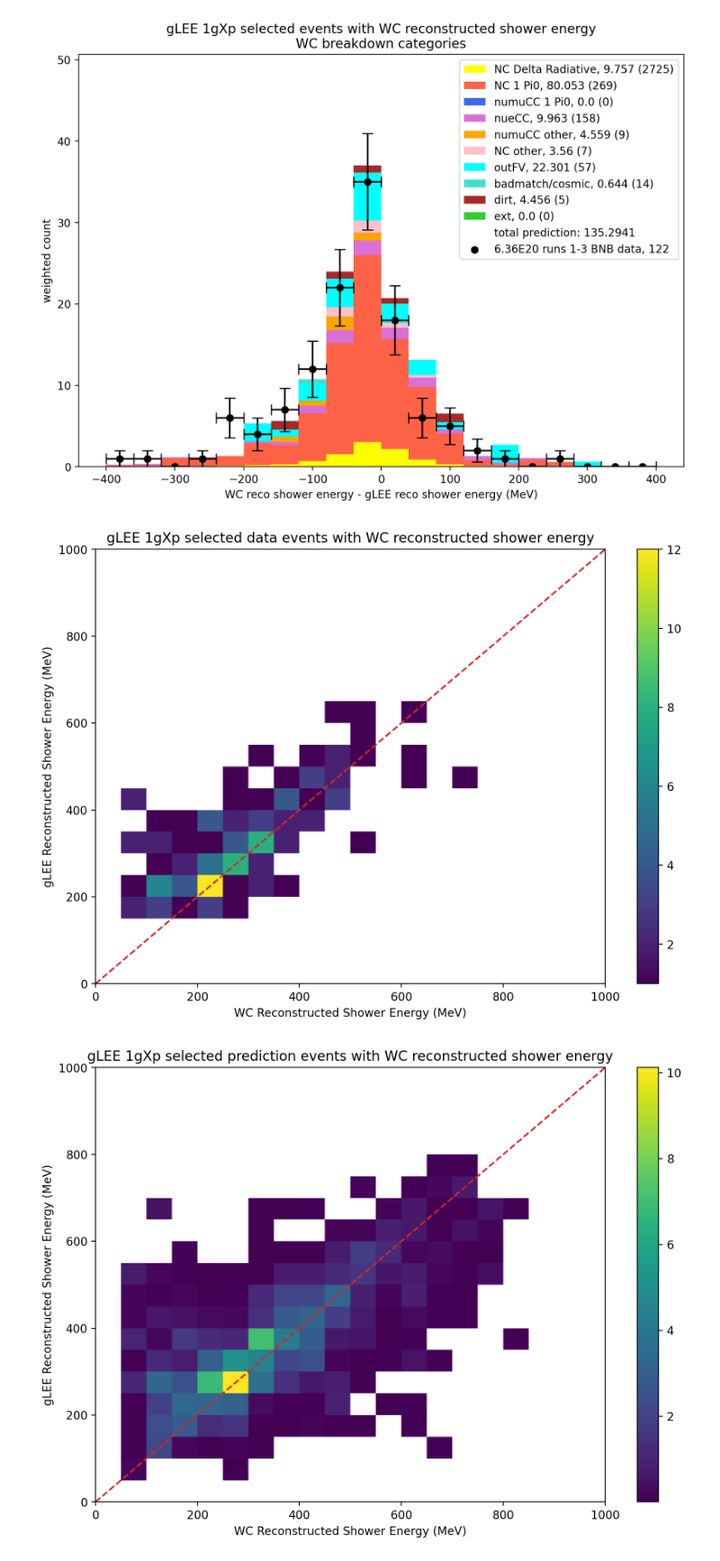
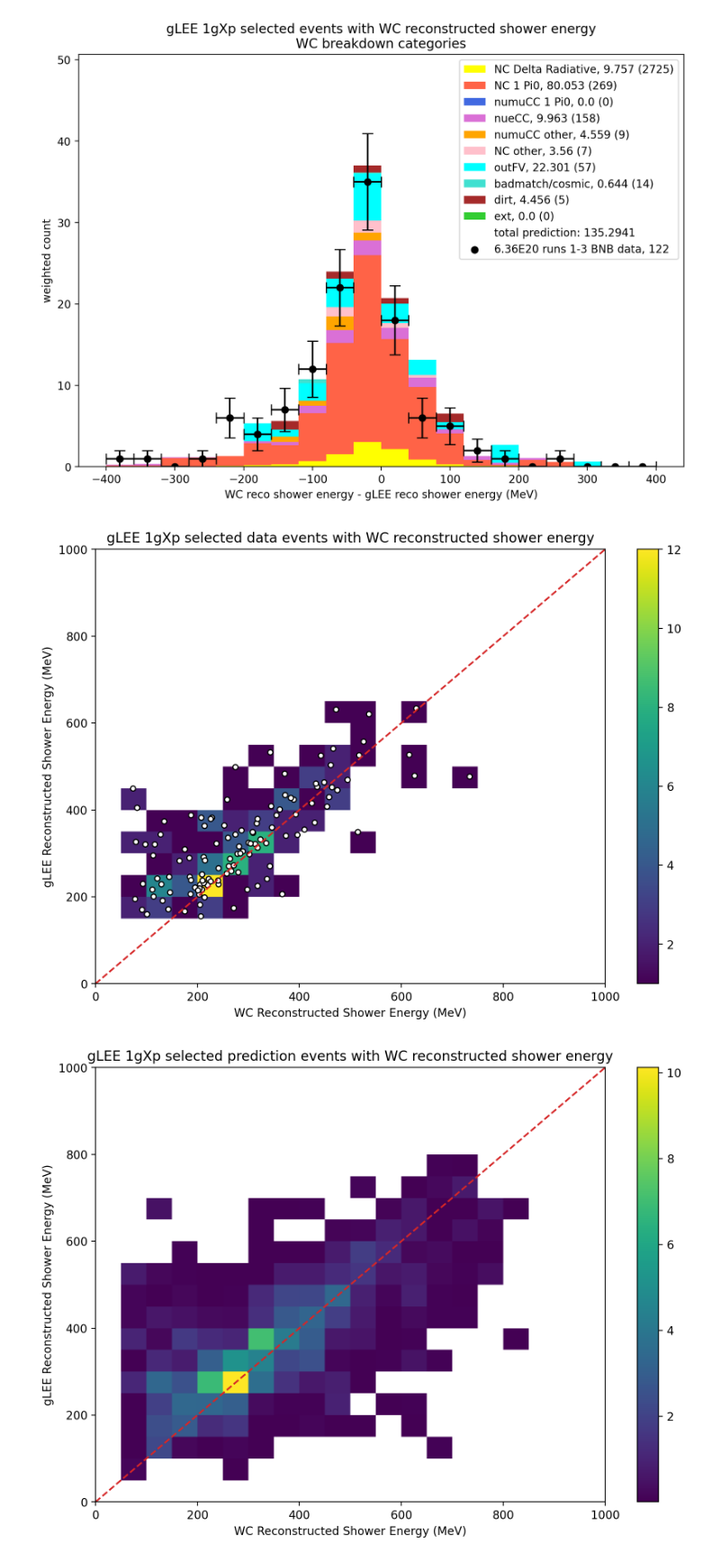
Before and after one commit to leehagaman/misc_python_code, a Jupyter notebook: joint_analysis/comparisons_v1.ipynb, the cells around one changed output. Shown at 90% size. Drawn from its saved outputs; the diff is of its cells as text; code cells hidden in the pictures.

```diff
--- a/joint_analysis/comparisons_v1.ipynb
+++ b/joint_analysis/comparisons_v1.ipynb
@@ -219,3 +221,17 @@ wc_colors = [
     "brown",
     "limegreen",
 ]
+# %%
+print("   WC cats:   | NCDelta|NC 1 Pi0|CC 1 Pi0|  nueCC |CC other|NC other|  outFV |badmatch|  dirt  |  ext")
+print("gLEE categories: ")
+
+
+for i in range(len(gLEE_queries)):
+    print("\n")
+    print(str(gLEE_categories[i]).rjust(13), end = " | ")
+    counts = []
+    for j in range(len(wc_queries)):
+        counts.append(merged_glee_WC_comparison_df.query(gLEE_queries[i] + " and " + wc_queries[j]).shape[0])
+    #counts = np.array(counts) / np.sum(counts)
+    for count in counts:
+        print(str(round(count, 3)).rjust(7) + "|", end=" ")
@@ -737,10 +790,12 @@ ax = plt.gca()
 plt.hist2d(gLEE_sel_selected_df.query("data_or_pred == 'data'")["reco_showerKE"].to_numpy(),
            gLEE_sel_selected_df.query("data_or_pred == 'data'")["reco_shower_energy_corrected"].to_numpy(),
            bins=bins, cmin = 1e-10)
+plt.colorbar()
+plt.scatter(gLEE_sel_selected_df.query("data_or_pred == 'data'")["reco_showerKE"].to_numpy(),
+          gLEE_sel_selected_df.query("data_or_pred == 'data'")["reco_shower_energy_corrected"].to_numpy(), c="w", s=20, edgecolors='black')
 plt.xlabel("WC Reconstructed Shower Energy (MeV)")
 plt.ylabel("gLEE Reconstructed Shower Energy (MeV)")
 plt.title("gLEE 1gXp selected data events with WC reconstructed shower energy")
-plt.colorbar()
 plt.plot([0, x_bin_edges[-1]], [0, y_bin_edges[-1]], ls="--", c="tab:red")
 #plt.title("1g0p0pi Selection Prediction")
 #ax.xaxis.set_major_locator(MultipleLocator(500))
@@ -748,32 +803,32 @@ plt.plot([0, x_bin_edges[-1]], [0, y_bin_edges[-1]], ls="--", c="tab:red")
 #ax.xaxis.set_minor_locator(MultipleLocator(50))
 #ax.yaxis.set_major_locator(MultipleLocator(0.5))
 #ax.yaxis.set_minor_locator(MultipleLocator(0.05))
 #plt.grid()
 #plt.clim(10**-4, 10**3)
 plt.savefig(f"plots/2d_shower_energy_comparison_data.png", facecolor="white")
 
 plt.figure(dpi=200, figsize=(10,7))
 ax = plt.gca()
 plt.hist2d(gLEE_sel_selected_df.query("data_or_pred == 'pred'")["reco_showerKE"].to_numpy(),
            gLEE_sel_selected_df.query("data_or_pred == 'pred'")["reco_shower_energy_corrected"].to_numpy(),
            weights=gLEE_sel_selected_df.query("data_or_pred == 'pred'")["fixed_glee_pot_weight_corrected"].to_numpy(),
            bins=bins, cmin = 1e-10)
 plt.xlabel("WC Reconstructed Shower Energy (MeV)")
 plt.ylabel("gLEE Reconstructed Shower Energy (MeV)")
 plt.title("gLEE 1gXp selected prediction events with WC reconstructed shower energy")
 plt.colorbar()
 
 plt.plot([0, x_bin_edges[-1]], [0, y_bin_edges[-1]], ls="--", c="tab:red")
 
 #plt.title("1g0p0pi Selection Prediction")
 #ax.xaxis.set_major_locator(MultipleLocator(500))
 #ax.xaxis.set_major_formatter('{x:.0f}')
 #ax.xaxis.set_minor_locator(MultipleLocator(50))
 #ax.yaxis.set_major_locator(MultipleLocator(0.5))
 #ax.yaxis.set_minor_locator(MultipleLocator(0.05))
 #plt.grid()
 #plt.clim(10**-4, 10**3)
 plt.savefig(f"plots/2d_shower_energy_comparison_pred.png", facecolor="white")
 # %% [output]
-[figure, old version]
+[figure, new version]
 [figure]
```
Also changed, not shown: parts of 3 cells of this notebook, 10 other files.
